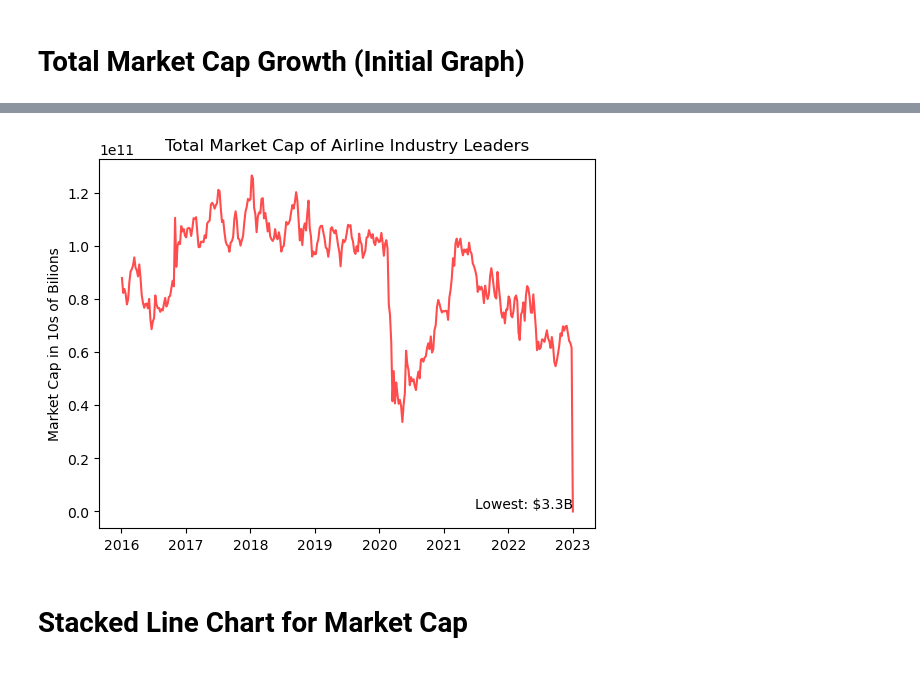
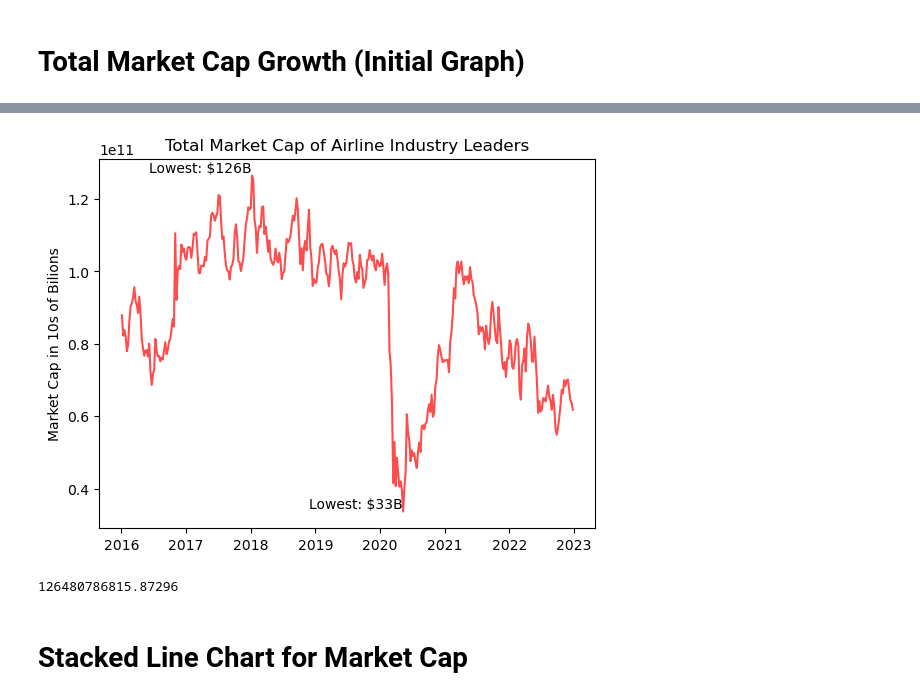
Before and after one commit to pathfindereleven/StockMkt_Analysis, a Jupyter notebook: Final Project #1.ipynb, the cells around one changed output, grey strips where cells are left out. Drawn from its saved outputs; the diff is of its cells as text; code cells hidden in the pictures.

```diff
--- a/Final Project #1.ipynb
+++ b/Final Project #1.ipynb
@@ -251,6 +274,7 @@ The r-value is: nan
 # Total Market Cap Growth (Initial Graph)
 # %%
 mkt_cap = filtered_df.groupby(['Date']).sum(['Market Cap'])
+mkt_cap.drop(mkt_cap.index[-1], inplace = True)
 mkt_cap
 # %% [output]
 |  | Open | High | Low | Close | Adj Close | Volume | Outstanding Shares | Market Cap | Date Numeric |
@@ -270,17 +294,21 @@ mkt_cap
 # %%
 # Make a line chart
 # Later to do... adjust the y axis to be in billions not 10 of billions
 lowest_index = mkt_cap['Market Cap'].idxmin()
 lowest_value = mkt_cap['Market Cap'].min()
+highest_index = mkt_cap['Market Cap'].idxmax()
+highest_value = mkt_cap['Market Cap'].max()
 
 plt.plot(mkt_cap.index, mkt_cap['Market Cap'], linestyle='-', color='r', alpha = 0.7)
-plt.text(lowest_index, lowest_value, f'Lowest: $3.3B', ha='right', va='bottom', fontsize=10)
+plt.text(lowest_index, lowest_value, f'Lowest: $33B', ha='right', va='bottom', fontsize=10)
+plt.text(highest_index, highest_value, f'Lowest: $126B', ha='right', va='bottom', fontsize=10)
 plt.ylabel('Market Cap in 10s of Bilions')
 plt.title('Total Market Cap of Airline Industry Leaders')
-plt.savefig(f"output_data/MktCapGrowth.png")
 plt.show()
+print(highest_value)
 # %% [output]
-[figure, old version]
+[figure, new version]
+126480786815.87296
 # %% [markdown]
 # Stacked Line Chart for Market Cap
 # %%
```
Also changed, not shown: parts of 10 cells of this notebook, 5 other files.
